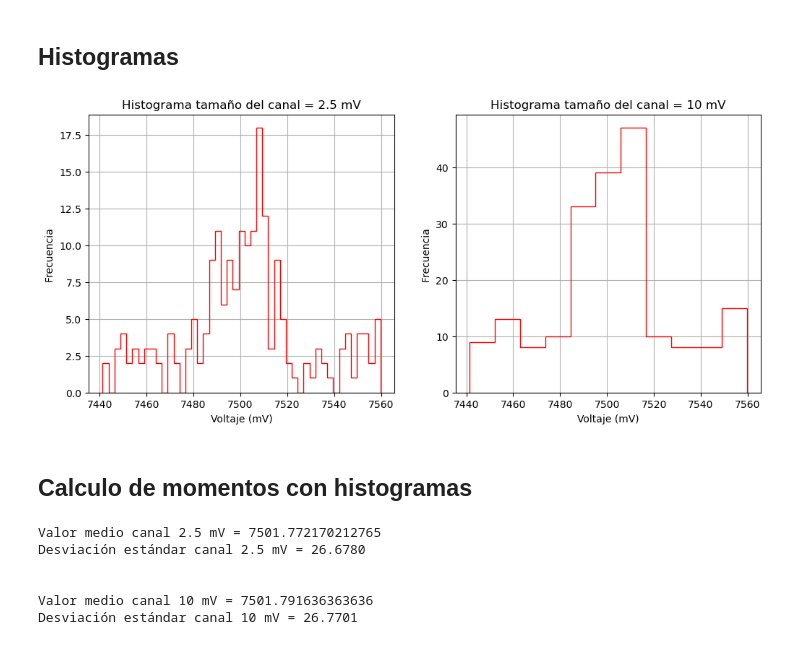
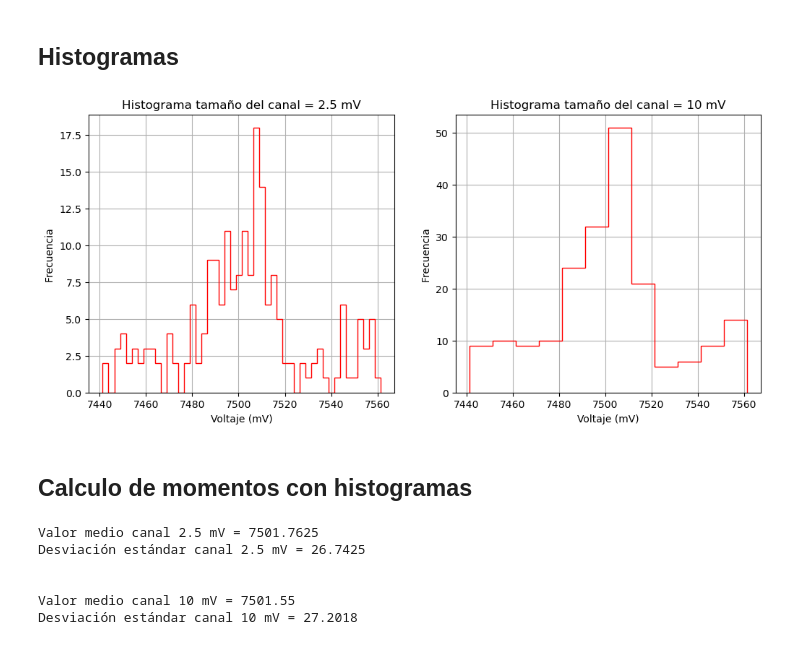
Before and after one commit to juan3ltran/Instrumentacion_Nuclear, a Jupyter notebook: Problemas1/Punto3IN.ipynb, the cells around one changed output. Saved outputs shown, nothing was run; the diff lists cells and outputs as text; code cells hidden in the pictures.

```diff
--- a/Problemas1/Punto3IN.ipynb
+++ b/Problemas1/Punto3IN.ipynb
@@ -23,32 +23,33 @@ Desviación estándar = 26.7433
 # %%
 def nbins(canal,data):
     # Función para calcular el tamaño de bins dependiendo de el voltaje en cada canal
-    bins=int((np.max(data)-np.min(data))/canal)
-    return bins
+    a=((np.max(data)-np.min(data))/canal)
+    bins=int(a)+1
+    return bins, canal*(bins-a)
 # %%
 fig,ax = plt.subplots(1,2, figsize=(12,5))
 
-ax[0].hist(voltaje, bins=nbins(2.5,voltaje),color="r",histtype='step')
+ax[0].hist(voltaje, bins=nbins(2.5,voltaje)[0],color="r",histtype='step', range=(voltaje.min(),voltaje.max()+nbins(2.5,voltaje)[1]))
 ax[0].set_xlabel("Voltaje (mV)")
 ax[0].set_ylabel("Frecuencia ")
 ax[0].set_title("Histograma tamaño del canal = 2.5 mV")
 ax[0].grid()
 
 
-ax[1].hist(voltaje, bins=nbins(10,voltaje),color="r",histtype='step')
+ax[1].hist(voltaje, bins=nbins(10,voltaje)[0],color="r",histtype='step', range=((voltaje.min(),voltaje.max()+nbins(10,voltaje)[1])))
 ax[1].set_xlabel("Voltaje (mV)")
 ax[1].set_ylabel("Frecuencia ")
 ax[1].set_title("Histograma tamaño del canal = 10 mV")
 ax[1].grid()
 
 plt.show()
 # %% [output]
-[figure, old version]
+[figure, new version]
 # %% [markdown]
 ## Calculo de momentos con histogramas
 # %%
-freq25, limcanales25= np.histogram(voltaje,bins=nbins(2.5,voltaje)) #calculamos el histograma para canales de 2.5
-freq10, limcanales10= np.histogram(voltaje,bins=nbins(10,voltaje)) #calculamos el histograma para canales de 10
+freq25, limcanales25= np.histogram(voltaje, bins=nbins(2.5,voltaje)[0], range=((voltaje.min(),voltaje.max()+nbins(2.5,voltaje)[1]))) #calculamos el histograma para canales de 2.5
+freq10, limcanales10= np.histogram(voltaje, bins=nbins(10,voltaje)[0], range=((voltaje.min(),voltaje.max()+nbins(10,voltaje)[1]))) #calculamos el histograma para canales de 10
 
 
 valor_medio_canal25=np.zeros(len(freq25))
@@ -79,9 +80,9 @@ print("\n")
 print(f"Valor medio canal 10 mV = {mu10}")
 print(f"Desviación estándar canal 10 mV = {sigma10:.4f}")
 # %% [output]
-Valor medio canal 2.5 mV = 7501.772170212765
-Desviación estándar canal 2.5 mV = 26.6780
+Valor medio canal 2.5 mV = 7501.7625
+Desviación estándar canal 2.5 mV = 26.7425
 
 
-Valor medio canal 10 mV = 7501.791636363636
-Desviación estándar canal 10 mV = 26.7701
+Valor medio canal 10 mV = 7501.55
+Desviación estándar canal 10 mV = 27.2018
```
Also changed, not shown: 1 other file.
